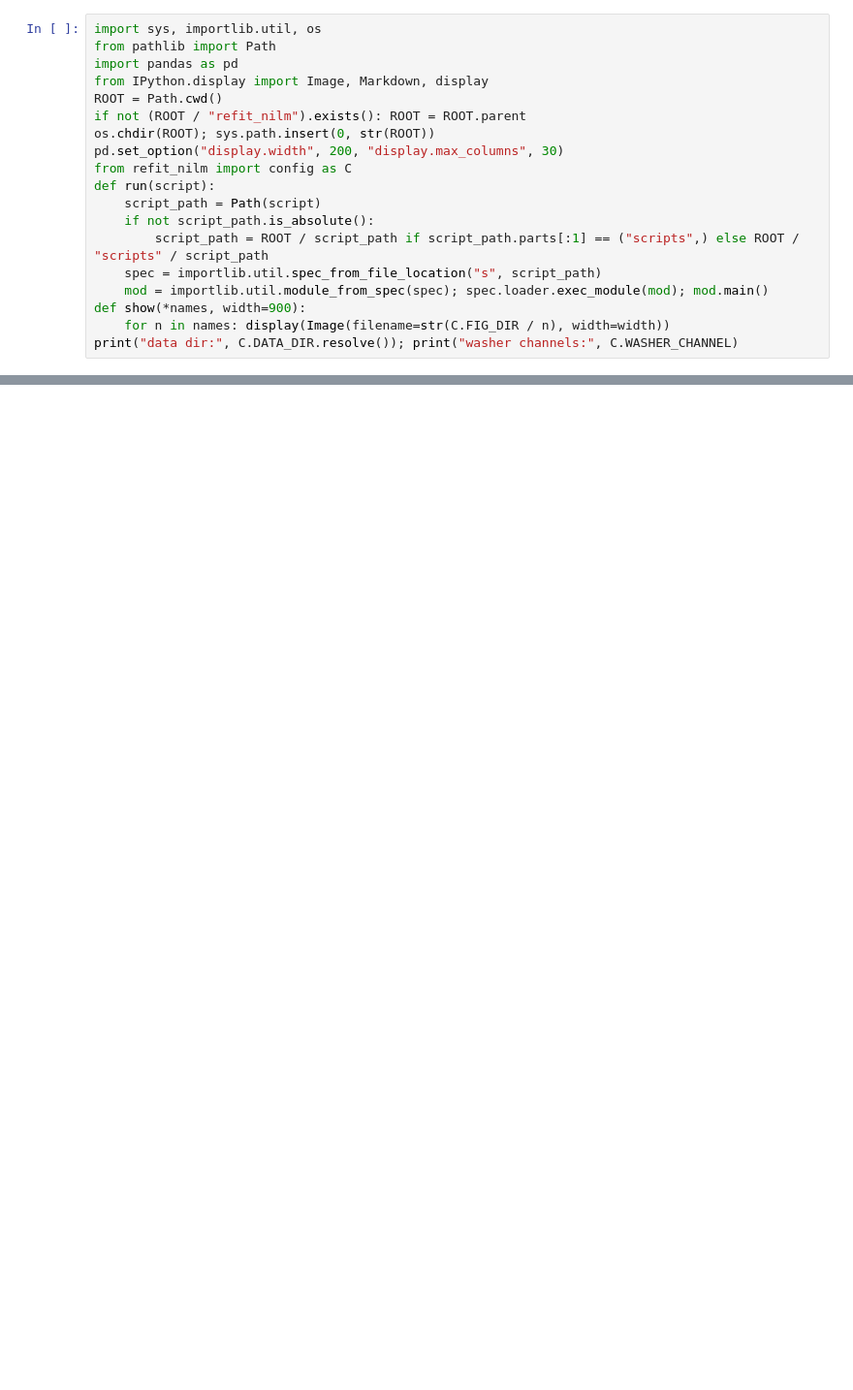
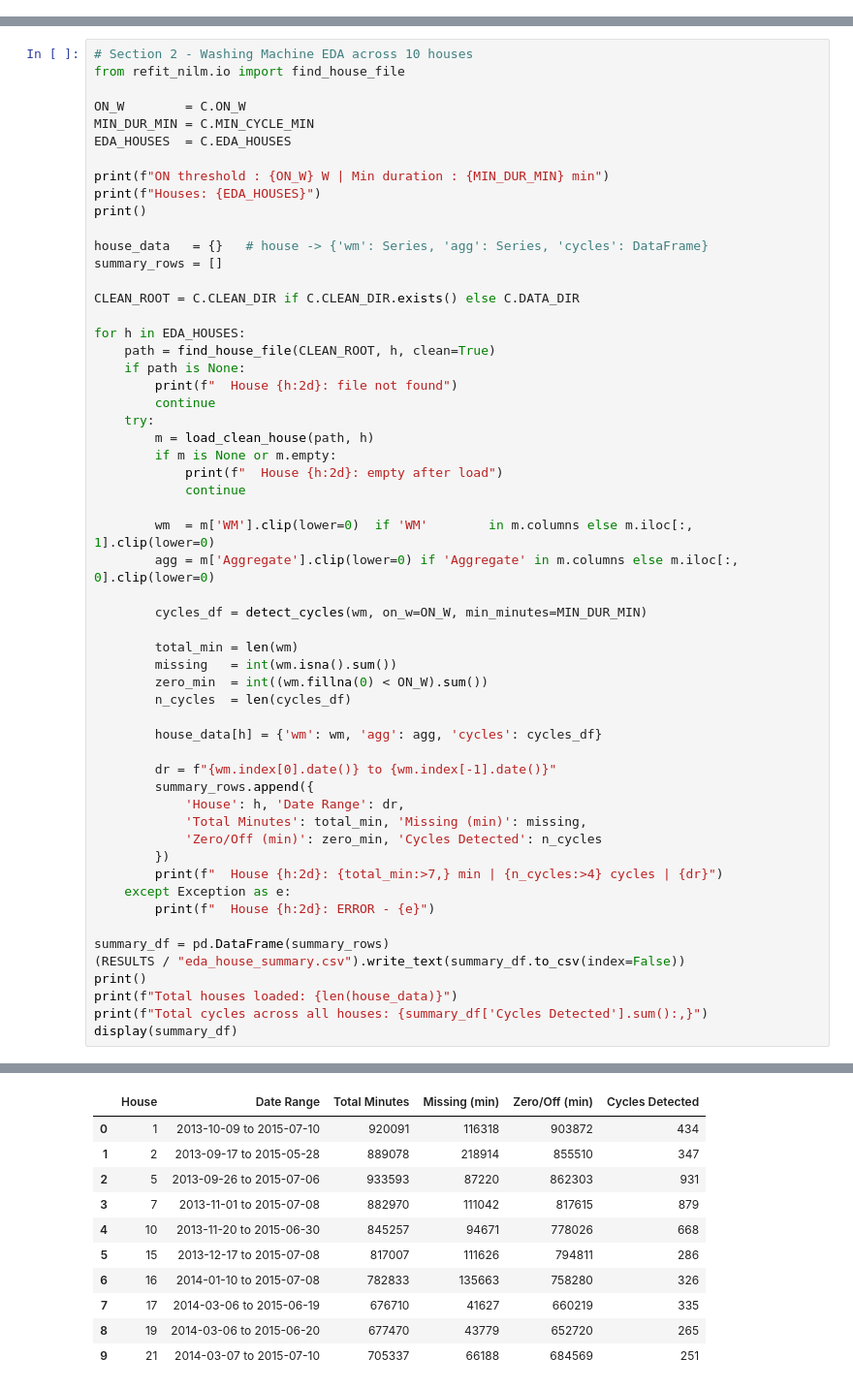
Before and after one commit to Rachi-collab/REFIT-Data-Cleaning-and-Appliance-Disaggregation, a Jupyter notebook: REFIT_Analysis.ipynb, the cells around one changed output, grey strips where cells are left out. Shown at 97% size. Cells and saved outputs as stored; diff of their text form; blank space fills up the shorter version.

```diff
--- a/REFIT_Analysis.ipynb
+++ b/REFIT_Analysis.ipynb
@@ -13,19 +0,0 @@ This notebook runs end-to-end:
-# %%
-import sys, importlib.util, os
-from pathlib import Path
-import pandas as pd
-from IPython.display import Image, Markdown, display
-ROOT = Path.cwd()
-if not (ROOT / "refit_nilm").exists(): ROOT = ROOT.parent
-os.chdir(ROOT); sys.path.insert(0, str(ROOT))
-pd.set_option("display.width", 200, "display.max_columns", 30)
-from refit_nilm import config as C
-def run(script):
-    script_path = Path(script)
-    if not script_path.is_absolute():
-        script_path = ROOT / script_path if script_path.parts[:1] == ("scripts",) else ROOT / "scripts" / script_path
-    spec = importlib.util.spec_from_file_location("s", script_path)
-    mod = importlib.util.module_from_spec(spec); spec.loader.exec_module(mod); mod.main()
-def show(*names, width=900):
-    for n in names: display(Image(filename=str(C.FIG_DIR / n), width=width))
-print("data dir:", C.DATA_DIR.resolve()); print("washer channels:", C.WASHER_CHANNEL)
@@ -327,0 +254,57 @@ Claude (Anthropic) and Gemini (Google) assisted in exploring codebase structure,
+# %%
+# Section 2 - Washing Machine EDA across 10 houses
+from refit_nilm.io import find_house_file
+
+ON_W        = C.ON_W
+MIN_DUR_MIN = C.MIN_CYCLE_MIN
+EDA_HOUSES  = C.EDA_HOUSES
+
+print(f"ON threshold : {ON_W} W | Min duration : {MIN_DUR_MIN} min")
+print(f"Houses: {EDA_HOUSES}")
+print()
+
+house_data   = {}   # house -> {'wm': Series, 'agg': Series, 'cycles': DataFrame}
+summary_rows = []
+
+CLEAN_ROOT = C.CLEAN_DIR if C.CLEAN_DIR.exists() else C.DATA_DIR
+
+for h in EDA_HOUSES:
+    path = find_house_file(CLEAN_ROOT, h, clean=True)
+    if path is None:
+        print(f"  House {h:2d}: file not found")
+        continue
+    try:
+        m = load_clean_house(path, h)
+        if m is None or m.empty:
+            print(f"  House {h:2d}: empty after load")
+            continue
+
+        wm  = m['WM'].clip(lower=0)  if 'WM'        in m.columns else m.iloc[:, 1].clip(lower=0)
+        agg = m['Aggregate'].clip(lower=0) if 'Aggregate' in m.columns else m.iloc[:, 0].clip(lower=0)
+
+        cycles_df = detect_cycles(wm, on_w=ON_W, min_minutes=MIN_DUR_MIN)
+
+        total_min = len(wm)
+        missing   = int(wm.isna().sum())
+        zero_min  = int((wm.fillna(0) < ON_W).sum())
+        n_cycles  = len(cycles_df)
+
+        house_data[h] = {'wm': wm, 'agg': agg, 'cycles': cycles_df}
+
+        dr = f"{wm.index[0].date()} to {wm.index[-1].date()}"
+        summary_rows.append({
+            'House': h, 'Date Range': dr,
+            'Total Minutes': total_min, 'Missing (min)': missing,
+            'Zero/Off (min)': zero_min, 'Cycles Detected': n_cycles
+        })
+        print(f"  House {h:2d}: {total_min:>7,} min | {n_cycles:>4} cycles | {dr}")
+    except Exception as e:
+        print(f"  House {h:2d}: ERROR - {e}")
+
+summary_df = pd.DataFrame(summary_rows)
+(RESULTS / "eda_house_summary.csv").write_text(summary_df.to_csv(index=False))
+print()
+print(f"Total houses loaded: {len(house_data)}")
+print(f"Total cycles across all houses: {summary_df['Cycles Detected'].sum():,}")
+display(summary_df)
+# %% [output]
@@ -327,0 +327,11 @@ Claude (Anthropic) and Gemini (Google) assisted in exploring codebase structure,
+|  | House | Date Range | Total Minutes | Missing (min) | Zero/Off (min) | Cycles Detected |
+| 0 | 1 | 2013-10-09 to 2015-07-10 | 920091 | 116318 | 903872 | 434 |
+| 1 | 2 | 2013-09-17 to 2015-05-28 | 889078 | 218914 | 855510 | 347 |
+| 2 | 5 | 2013-09-26 to 2015-07-06 | 933593 | 87220 | 862303 | 931 |
+| 3 | 7 | 2013-11-01 to 2015-07-08 | 882970 | 111042 | 817615 | 879 |
+| 4 | 10 | 2013-11-20 to 2015-06-30 | 845257 | 94671 | 778026 | 668 |
+| 5 | 15 | 2013-12-17 to 2015-07-08 | 817007 | 111626 | 794811 | 286 |
+| 6 | 16 | 2014-01-10 to 2015-07-08 | 782833 | 135663 | 758280 | 326 |
+| 7 | 17 | 2014-03-06 to 2015-06-19 | 676710 | 41627 | 660219 | 335 |
+| 8 | 19 | 2014-03-06 to 2015-06-20 | 677470 | 43779 | 652720 | 265 |
+| 9 | 21 | 2014-03-07 to 2015-07-10 | 705337 | 66188 | 684569 | 251 |
```
Also changed, not shown: parts of 44 cells of this notebook, 16 other files.
